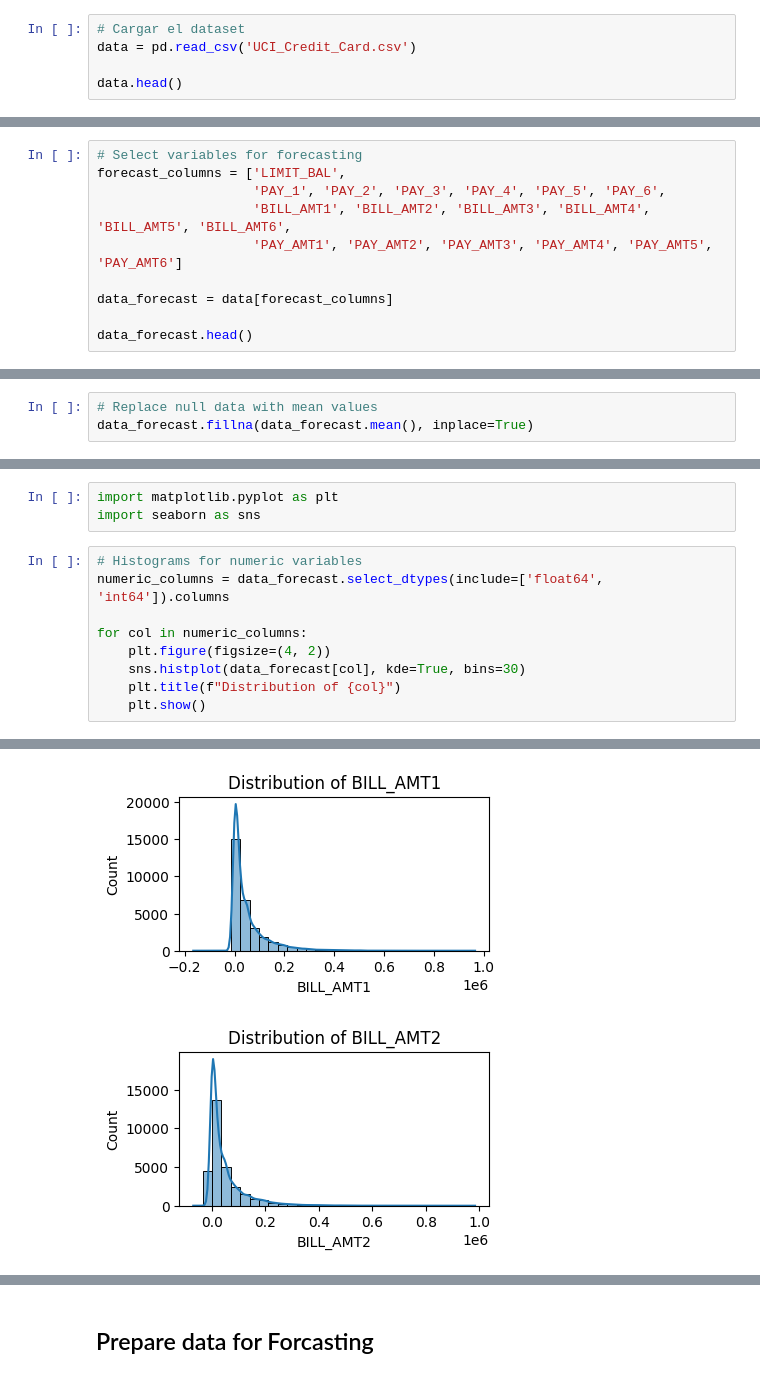
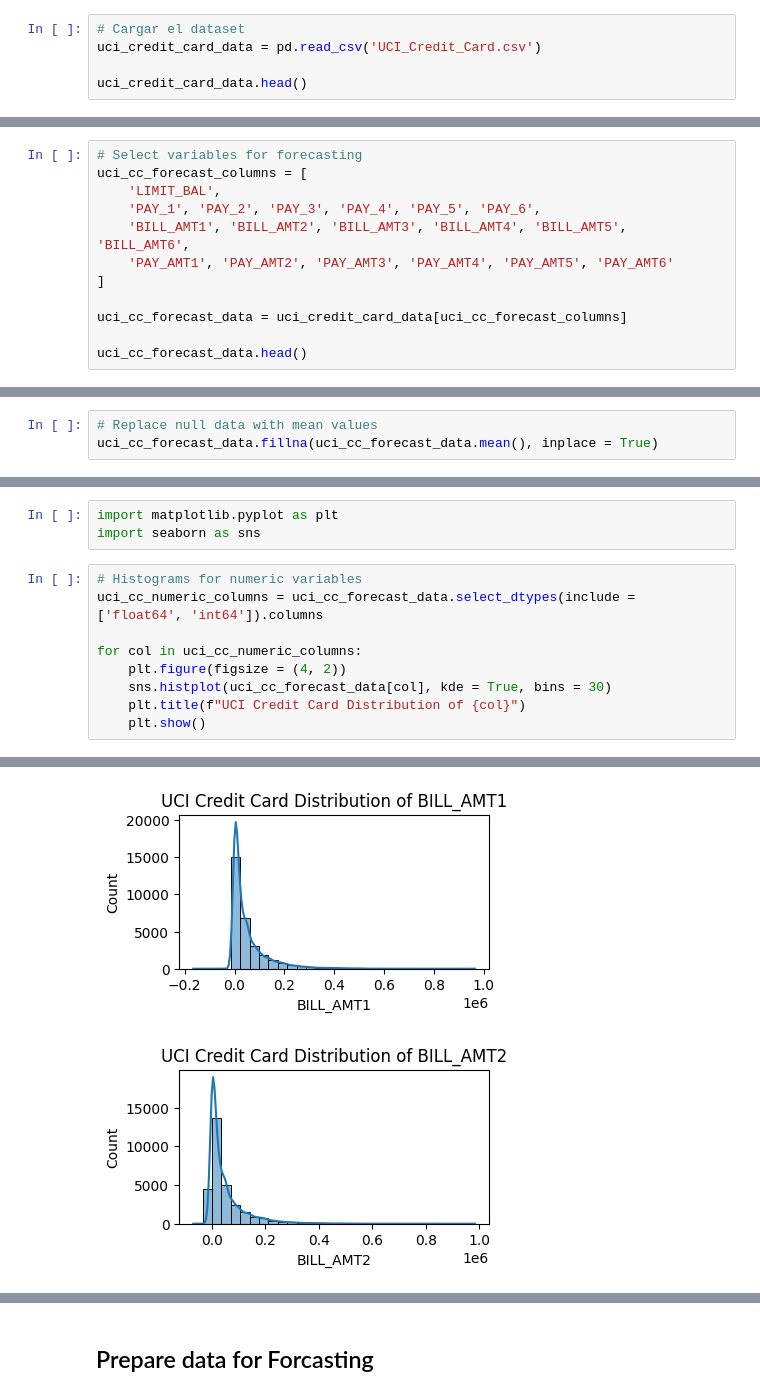
Before and after one commit to Generickle/credit-card-forecasting, a Jupyter notebook: CreditCardForecasting.ipynb, the cells around one changed output, grey strips where cells are left out. Drawn from its saved outputs; the diff is of its cells as text.

```diff
--- a/CreditCardForecasting.ipynb
+++ b/CreditCardForecasting.ipynb
@@ -35,9 +35,9 @@ for dirname, _, filenames in os.walk('/Users/macbookpro/Library/CloudStorage/Goo
 import pandas as pd
 # %%
 # Cargar el dataset
-data = pd.read_csv('UCI_Credit_Card.csv')
+uci_credit_card_data = pd.read_csv('UCI_Credit_Card.csv')
 
-data.head()
+uci_credit_card_data.head()
 # %% [output]
 |  | ID | LIMIT_BAL | SEX | EDUCATION | MARRIAGE | AGE | PAY_1 | PAY_2 | PAY_3 | PAY_4 | ... |
 | 0 | 1 | 20000.0 | 2 | 2 | 1 | 24 | 2 | 2 | -1 | -1 | ... |
@@ -48,14 +48,16 @@ data.head()
 5 rows × 25 columns
 # %%
 # Select variables for forecasting
-forecast_columns = ['LIMIT_BAL',
-                    'PAY_1', 'PAY_2', 'PAY_3', 'PAY_4', 'PAY_5', 'PAY_6',
-                    'BILL_AMT1', 'BILL_AMT2', 'BILL_AMT3', 'BILL_AMT4', 'BILL_AMT5', 'BILL_AMT6',
-                    'PAY_AMT1', 'PAY_AMT2', 'PAY_AMT3', 'PAY_AMT4', 'PAY_AMT5', 'PAY_AMT6']
+uci_cc_forecast_columns = [
+    'LIMIT_BAL',
+    'PAY_1', 'PAY_2', 'PAY_3', 'PAY_4', 'PAY_5', 'PAY_6',
+    'BILL_AMT1', 'BILL_AMT2', 'BILL_AMT3', 'BILL_AMT4', 'BILL_AMT5', 'BILL_AMT6',
+    'PAY_AMT1', 'PAY_AMT2', 'PAY_AMT3', 'PAY_AMT4', 'PAY_AMT5', 'PAY_AMT6'
+]
 
-data_forecast = data[forecast_columns]
+uci_cc_forecast_data = uci_credit_card_data[uci_cc_forecast_columns]
 
-data_forecast.head()
+uci_cc_forecast_data.head()
 # %% [output]
 |  | LIMIT_BAL | PAY_1 | PAY_2 | PAY_3 | PAY_4 | PAY_5 | PAY_6 | BILL_AMT1 | BILL_AMT2 | BILL_AMT3 | ... |
 | 0 | 20000.0 | 2 | 2 | -1 | -1 | -2 | -2 | 3913.0 | 3102.0 | 689.0 | ... |
@@ -112,7 +114,7 @@ PAY_AMT6     0
 dtype: int64
 # %%
 # Replace null data with mean values
-data_forecast.fillna(data_forecast.mean(), inplace=True)
+uci_cc_forecast_data.fillna(uci_cc_forecast_data.mean(), inplace = True)
 # %% [output]
 A value is trying to be set on a copy of a slice from a DataFrame
 
@@ -123,11 +125,11 @@ import matplotlib.pyplot as plt
 import seaborn as sns
 # %%
 # Histograms for numeric variables
-numeric_columns = data_forecast.select_dtypes(include=['float64', 'int64']).columns
+uci_cc_numeric_columns = uci_cc_forecast_data.select_dtypes(include = ['float64', 'int64']).columns
 
-for col in numeric_columns:
-    plt.figure(figsize=(4, 2))
-    sns.histplot(data_forecast[col], kde=True, bins=30)
-    plt.title(f"Distribution of {col}")
+for col in uci_cc_numeric_columns:
+    plt.figure(figsize = (4, 2))
+    sns.histplot(uci_cc_forecast_data[col], kde = True, bins = 30)
+    plt.title(f"UCI Credit Card Distribution of {col}")
     plt.show()
 # %% [output]
@@ -141,2 +143,2 @@ for col in numeric_columns:
-[figure, old version]
+[figure, new version]
-[figure, old version]
+[figure, new version]
```
Also changed, not shown: parts of 45 cells of this notebook.
